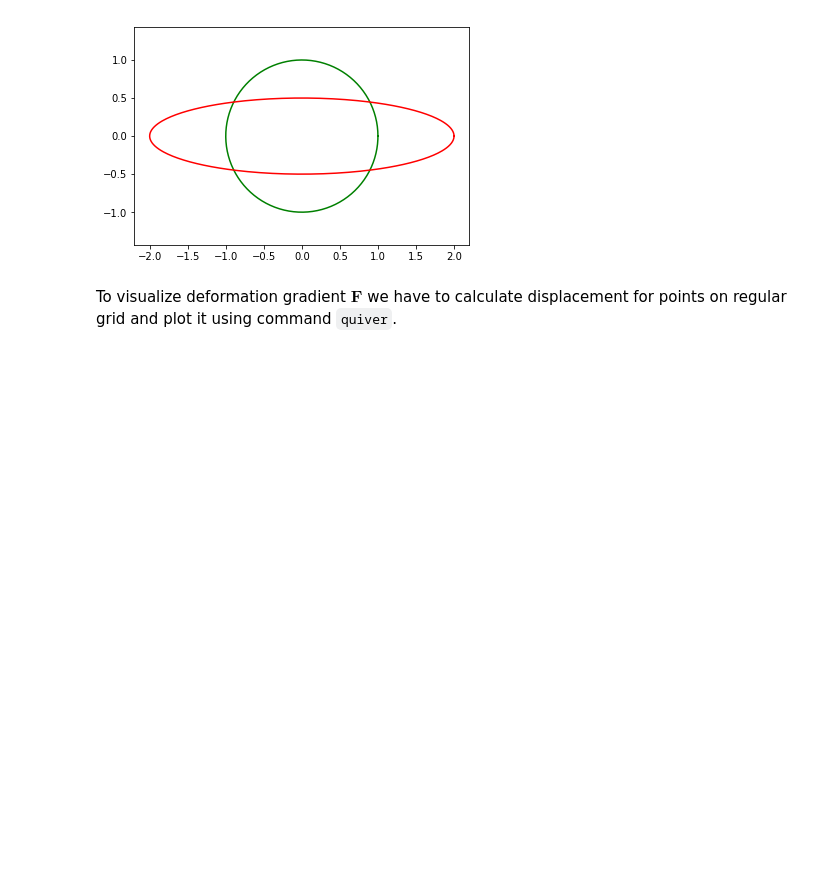
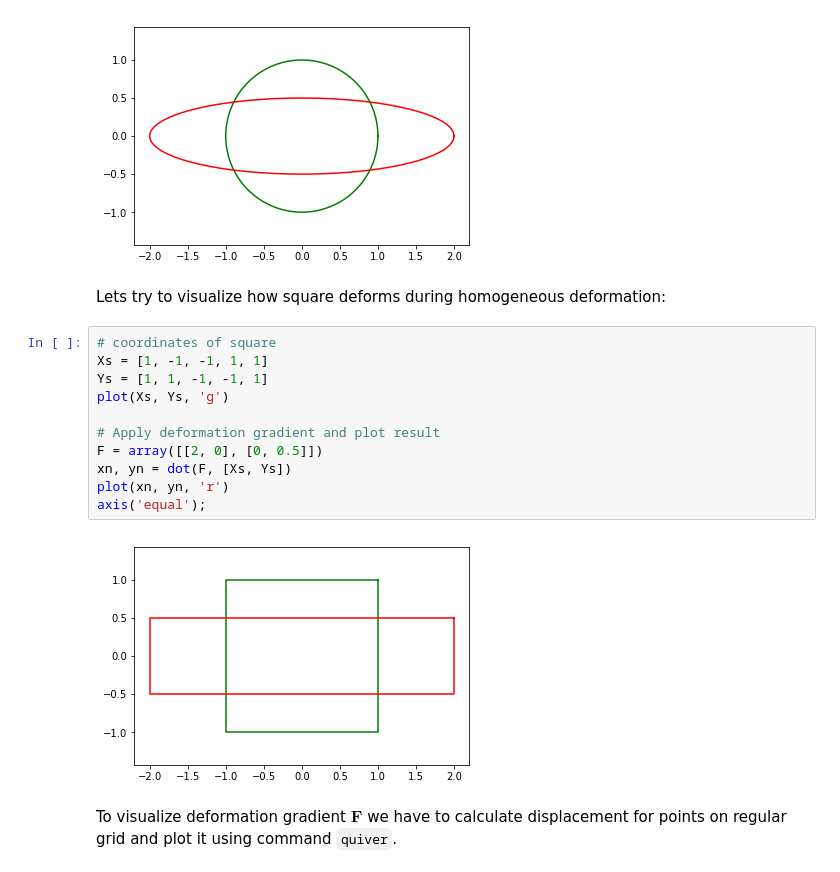
Before and after one commit to ondrolexa/sg2, a Jupyter notebook: 10_Introduction_to_strain_analysis.ipynb, the cells around one changed output. Saved outputs shown, nothing was run; the diff lists cells and outputs as text; blank space fills up the shorter version.

```diff
--- a/10_Introduction_to_strain_analysis.ipynb
+++ b/10_Introduction_to_strain_analysis.ipynb
@@ -63,6 +63,21 @@ plot(xe, ye, 'r')
 axis('equal');
 # %% [output]
 [figure]
+# %% [markdown]
+Lets try to visualize how square deforms during homogeneous deformation:
+# %%
+# coordinates of square
+Xs = [1, -1, -1, 1, 1]
+Ys = [1, 1, -1, -1, 1]
+plot(Xs, Ys, 'g')
+
+# Apply deformation gradient and plot result
+F = array([[2, 0], [0, 0.5]])
+xn, yn = dot(F, [Xs, Ys])
+plot(xn, yn, 'r')
+axis('equal');
+# %% [output]
+[figure, added]
 # %% [markdown]
 To visualize deformation gradient $\mathbf{F}$ we have to calculate displacement for points on regular grid and plot it using command `quiver`.
 # %%
```
Also changed, not shown: parts of 3 cells of this notebook, 4 other files.
